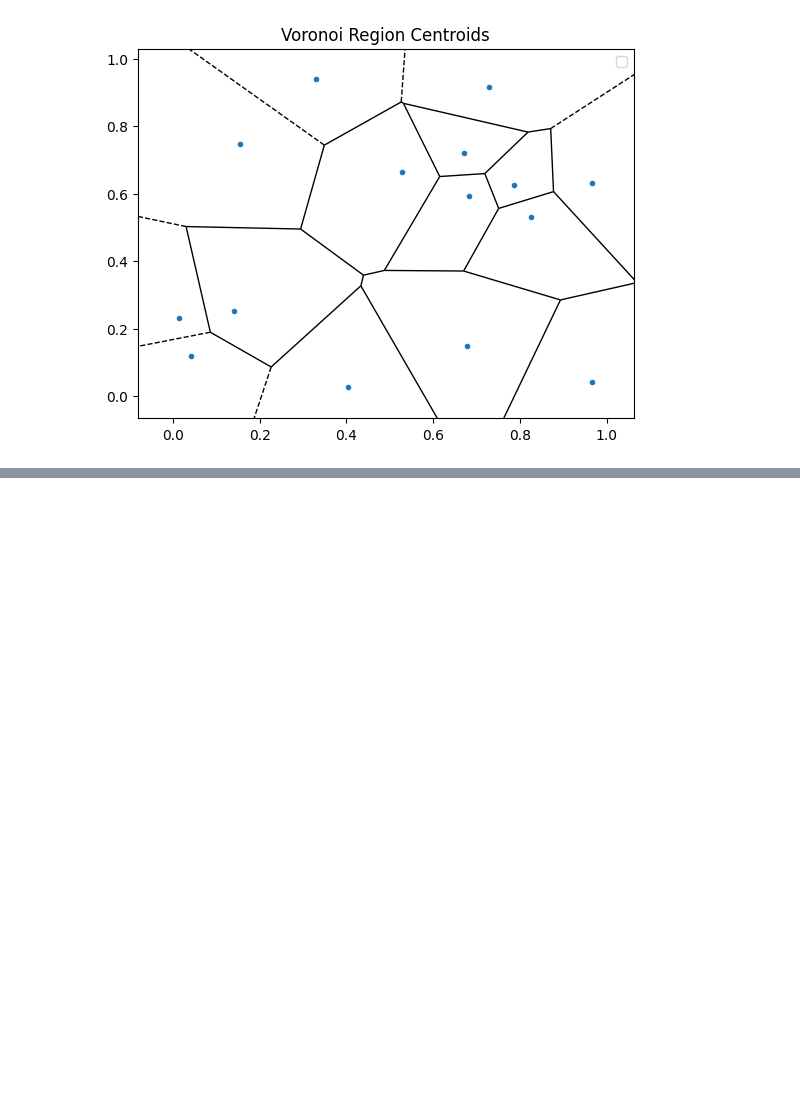
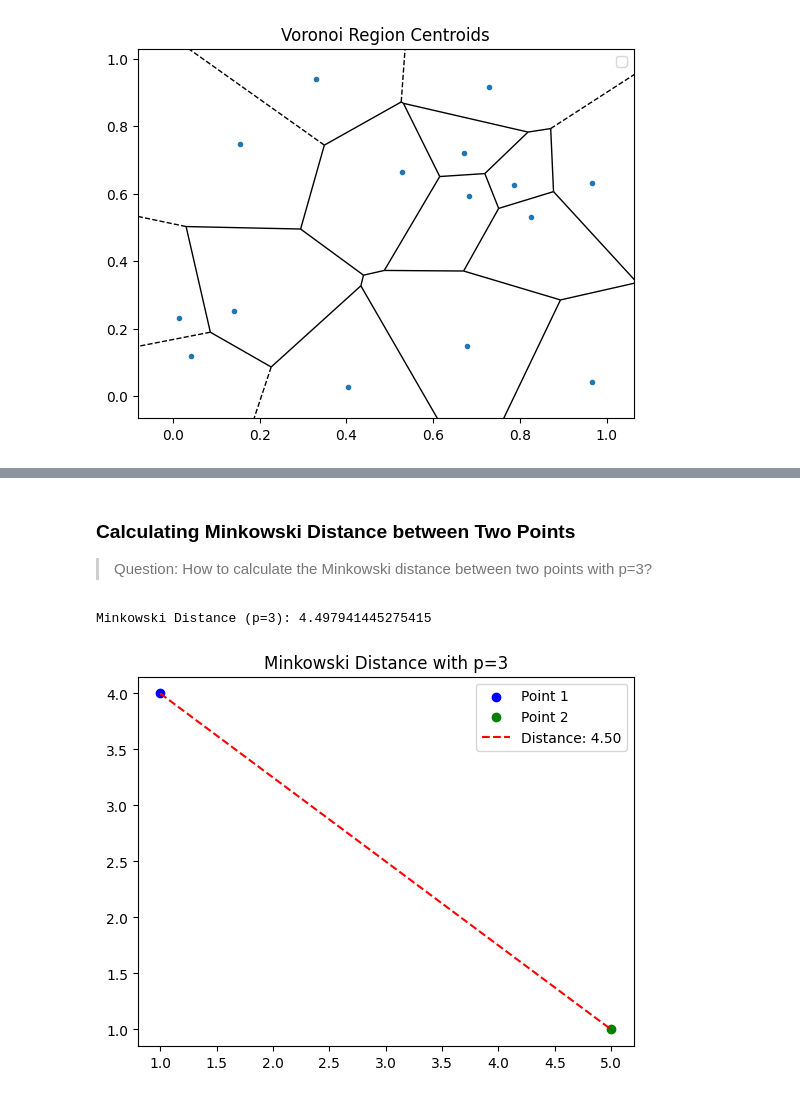
Before and after one commit to rubydamodar/SciPyMastery-From-Basics-to-Breakthroughs, a Jupyter notebook: Beginner Level/SCIPY-SPATIAL.ipynb, the cells around one changed output, grey strips where cells are left out. Cells and saved outputs as stored; diff of their text form; code cells hidden in the pictures; blank space fills up the shorter version.

```diff
--- a/Beginner Level/SCIPY-SPATIAL.ipynb
+++ b/Beginner Level/SCIPY-SPATIAL.ipynb
@@ -562,0 +586,22 @@ plt.show()
+# %% [markdown]
+### Calculating Minkowski Distance between Two Points
+> Question: How to calculate the Minkowski distance between two points with p=3?
+# %%
+# Points in 2D space
+point1 = (1, 4)
+point2 = (5, 1)
+
+# Calculate Minkowski distance with p=3
+minkowski_dist = distance.minkowski(point1, point2, 3)
+print(f"Minkowski Distance (p=3): {minkowski_dist}")
+
+# Plotting
+plt.scatter(*point1, color='blue', label='Point 1')
+plt.scatter(*point2, color='green', label='Point 2')
+plt.plot([point1[0], point2[0]], [point1[1], point2[1]], 'r--', label=f'Distance: {minkowski_dist:.2f}')
+plt.legend()
+plt.title('Minkowski Distance with p=3')
+plt.show()
+# %% [output]
+Minkowski Distance (p=3): 4.497941445275415
+[figure, added]
```
Also changed, not shown: parts of 2 cells of this notebook.
